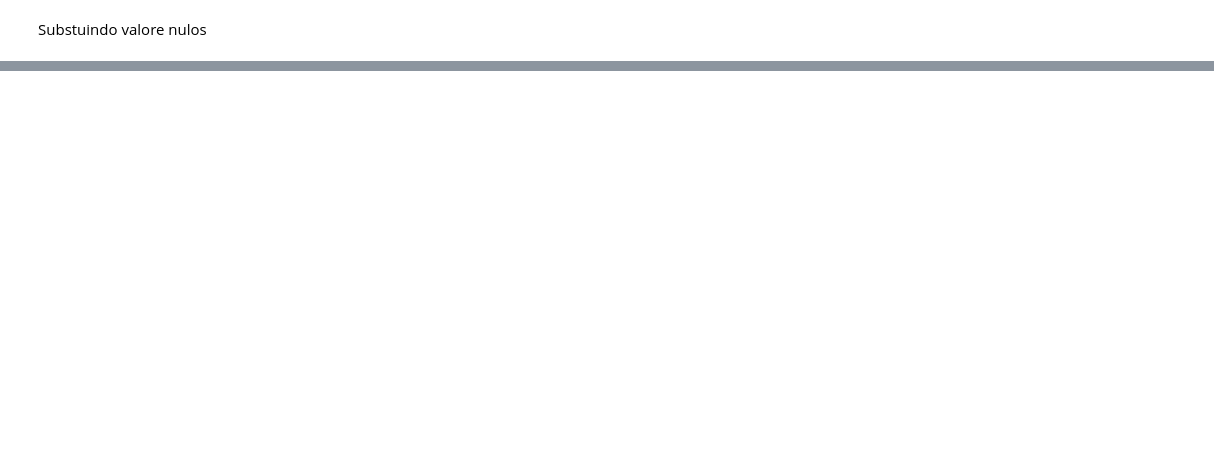
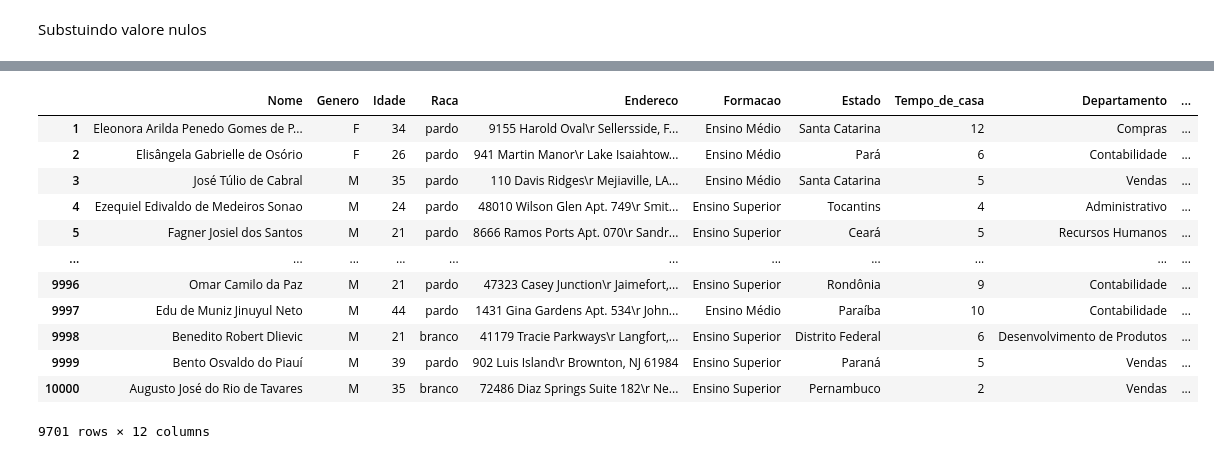
Before and after one commit to pedrolustosab/AdaHack-Dados, a Jupyter notebook: tratamento_de_dados copy.ipynb, the cells around one changed output, grey strips where cells are left out. Saved outputs shown, nothing was run; the diff lists cells and outputs as text; code cells hidden in the pictures; blank space fills up the shorter version.

```diff
--- a/tratamento_de_dados copy.ipynb
+++ b/tratamento_de_dados copy.ipynb
@@ -192,6 +190,31 @@ df.rename(columns={'Raça': 'Raca', 'Endereço': 'Endereco', 'Formação': 'Form
 # %%
 # Retirando coluna repetida
 df.drop(['id'], axis=1, inplace=True)
+# %%
+# Defina os limites das faixas etárias
+bins = [0, 18, 23, 28, 33, 38, 43, 48, 53, 58, 63, 68, 200]
+
+# Defina os rótulos para as faixas etárias
+labels = ['<18', '18-22', '23-27', '28-32', '33-37', '38-42', '43-47', '48-52', '53-57', '58-62', '63-67', '68+']
+
+# Crie a nova coluna de faixa etária
+df['Faixa_Etaria'] = pd.cut(df['Idade'], bins=bins, labels=labels, right=False)
+
+df
+# %% [output]
+|  | Nome | Genero | Idade | Raca | Endereco | Formacao | Estado | Tempo_de_casa | Departamento | ... |
+| 1 | Eleonora Arilda Penedo Gomes de P... | F | 34 | pardo | 9155 Harold Oval\r Sellersside, F... | Ensino Médio | Santa Catarina | 12 | Compras | ... |
+| 2 | Elisângela Gabrielle de Osório | F | 26 | pardo | 941 Martin Manor\r Lake Isaiahtow... | Ensino Médio | Pará | 6 | Contabilidade | ... |
+| 3 | José Túlio de Cabral | M | 35 | pardo | 110 Davis Ridges\r Mejiaville, LA... | Ensino Médio | Santa Catarina | 5 | Vendas | ... |
+| 4 | Ezequiel Edivaldo de Medeiros Sonao | M | 24 | pardo | 48010 Wilson Glen Apt. 749\r Smit... | Ensino Superior | Tocantins | 4 | Administrativo | ... |
+| 5 | Fagner Josiel dos Santos | M | 21 | pardo | 8666 Ramos Ports Apt. 070\r Sandr... | Ensino Superior | Ceará | 5 | Recursos Humanos | ... |
+| ... | ... | ... | ... | ... | ... | ... | ... | ... | ... | ... |
+| 9996 | Omar Camilo da Paz | M | 21 | pardo | 47323 Casey Junction\r Jaimefort,... | Ensino Superior | Rondônia | 9 | Contabilidade | ... |
+| 9997 | Edu de Muniz Jinuyul Neto | M | 44 | pardo | 1431 Gina Gardens Apt. 534\r John... | Ensino Médio | Paraíba | 10 | Contabilidade | ... |
+| 9998 | Benedito Robert Dlievic | M | 21 | branco | 41179 Tracie Parkways\r Langfort,... | Ensino Superior | Distrito Federal | 6 | Desenvolvimento de Produtos | ... |
+| 9999 | Bento Osvaldo do Piauí | M | 39 | pardo | 902 Luis Island\r Brownton, NJ 61984 | Ensino Superior | Paraná | 5 | Vendas | ... |
+| 10000 | Augusto José do Rio de Tavares | M | 35 | branco | 72486 Diaz Springs Suite 182\r Ne... | Ensino Superior | Pernambuco | 2 | Vendas | ... |
+9701 rows × 12 columns
 # %%
 df.info()
 # %% [output]
```
Also changed, not shown: parts of 6 cells of this notebook, 2 other files.
